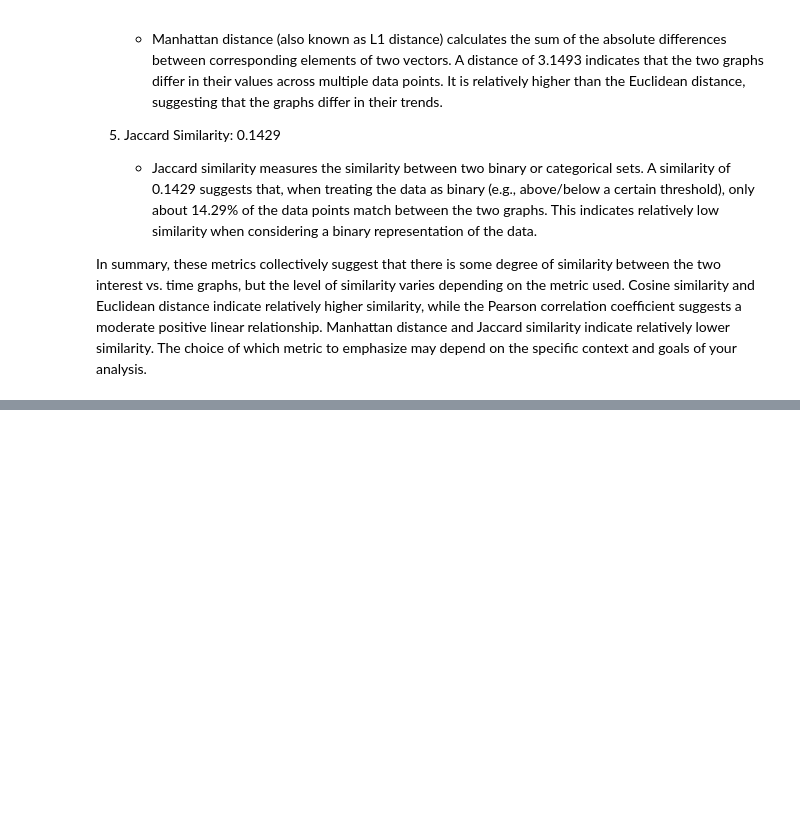
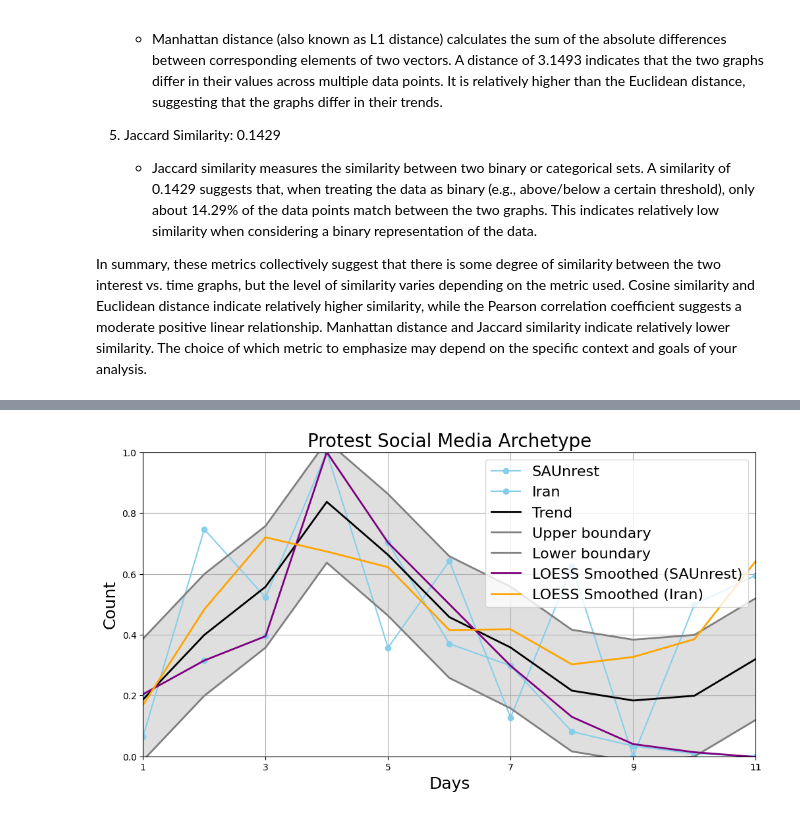
Before and after one commit to NatanGrayman/Investigation_Project, a Jupyter notebook: investigation-project-social-unrest.ipynb, the cells around one changed output, grey strips where cells are left out. Saved outputs shown, nothing was run; the diff lists cells and outputs as text; code cells hidden in the pictures; blank space fills up the shorter version.

```diff
--- a/investigation-project-social-unrest.ipynb
+++ b/investigation-project-social-unrest.ipynb
@@ -2541,0 +2915,80 @@ In summary, these metrics collectively suggest that there is some degree of simi
+# %%
+import numpy as np
+import pandas as pd
+import matplotlib.pyplot as plt
+import statsmodels.api as sm
+
+def plot_tweets_with_loess(data_dict, key1, key2, frac, showPatterns = False, showOriginalLOESS = False, Save = False):
+    # Create a figure and axis
+    fig, ax = plt.subplots(figsize=(12, 6))
+
+    # Plot the first dataset
+    if showPatterns:
+        ax.plot(np.arange(1, len(data_dict[key1]) + 1), data_dict[key1], marker='o', label=key1, color='skyblue')
+        ax.plot(np.arange(1, len(data_dict[key2]) + 1), data_dict[key2], marker='o', label=key2, color='skyblue')
+
+    # Apply LOESS smoothing to the first dataset
+    lowess_key1 = sm.nonparametric.lowess(data_dict[key1], np.arange(1, len(data_dict[key1]) + 1), frac=frac)
+
+    # Apply LOESS smoothing to the second dataset
+    lowess_key2 = sm.nonparametric.lowess(data_dict[key2], np.arange(1, len(data_dict[key2]) + 1), frac=frac)
+
+    # Extract smoothed values
+    smoothed_values_key1 = lowess_key1[:, 1]
+    smoothed_values_key2 = lowess_key2[:, 1]
+
+    # Plot the smoothed curves
+    ax.plot(np.arange(1, len(data_dict[key2]) + 1), (smoothed_values_key1 + smoothed_values_key2) / 2, label=f'Trend', color='black', linewidth=2)
+    ax.plot(np.arange(1, len(data_dict[key1]) + 1), ((smoothed_values_key1 + smoothed_values_key2) / 2) + 0.2, label=f'Upper boundary', color='gray', linewidth=2)
+    ax.plot(np.arange(1, len(data_dict[key2]) + 1), ((smoothed_values_key1 + smoothed_values_key2) / 2) - 0.2, label=f'Lower boundary', color='gray', linewidth=2)
+
+    # Fill the area between the upper and lower bounds with gray color
+    ax.fill_between(np.arange(1, len(data_dict[key1]) + 1), ((smoothed_values_key1 + smoothed_values_key2) / 2) - 0.2, ((smoothed_values_key1 + smoothed_values_key2) / 2) + 0.2, color='gray', alpha=0.25)
+
+    if showOriginalLOESS:
+        ax.plot(np.arange(1, len(data_dict[key1]) + 1), smoothed_values_key1, label=f'LOESS Smoothed ({key1})', color='purple', linewidth=2)
+        ax.plot(np.arange(1, len(data_dict[key2]) + 1), smoothed_values_key2, label=f'LOESS Smoothed ({key2})', color='orange', linewidth=2)
+
+
+    # Set the Y-axis limits to go from 0 to 1
+    ax.set_ylim(0, 1)
+    ax.set_xlim(1, len(data_dict[key1]))
+
+
+    # Label every 2 days and the first and last days
+    x_ticks = np.arange(1, len(data_dict[key1]) + 1, 2)
+    x_labels = [str(x) for x in x_ticks]
+    x_labels[0] = "1"
+    print(len(x_ticks))
+    print(len(x_labels))
+    if x_labels[-1] != str(len(data_dict[key1]) + 1):
+        x_labels.append(str(len(data_dict[key1])))
+        # Append the value to the array
+        x_ticks = np.append(x_ticks, len(data_dict[key1]))
+        print(len(x_ticks))
+        print(len(x_labels))
+
+    ax.set_xticks(x_ticks)
+    ax.set_xticklabels(x_labels)
+
+    # Add labels and legend
+    ax.set_xlabel('Days', fontsize=18)
+    ax.set_ylabel('Count', fontsize=18)
+    ax.set_title('Protest Social Media Archetype', fontsize=20)
+    ax.legend(fontsize=16)
+    ax.grid()
+
+    if Save:
+        name_of_save = f'Number of Tweets per Day with LOESS Smoothing (Average of {key1} and {key2})4.png'
+        # Save the plot as a PNG file
+        plt.savefig(name_of_save)
+
+    # Show the plot
+    plt.show()
+
+# Example usage:
+key1 = 'SAUnrest'
+key2 = 'Iran'
+frac = 0.4
+plot_tweets_with_loess(data_SAUnrest_Iran, key1, key2, frac, True, True)
+# %% [output]
@@ -2541,0 +2999 @@ In summary, these metrics collectively suggest that there is some degree of simi
+[figure, added]
```
Also changed, not shown: parts of 20 cells of this notebook.
